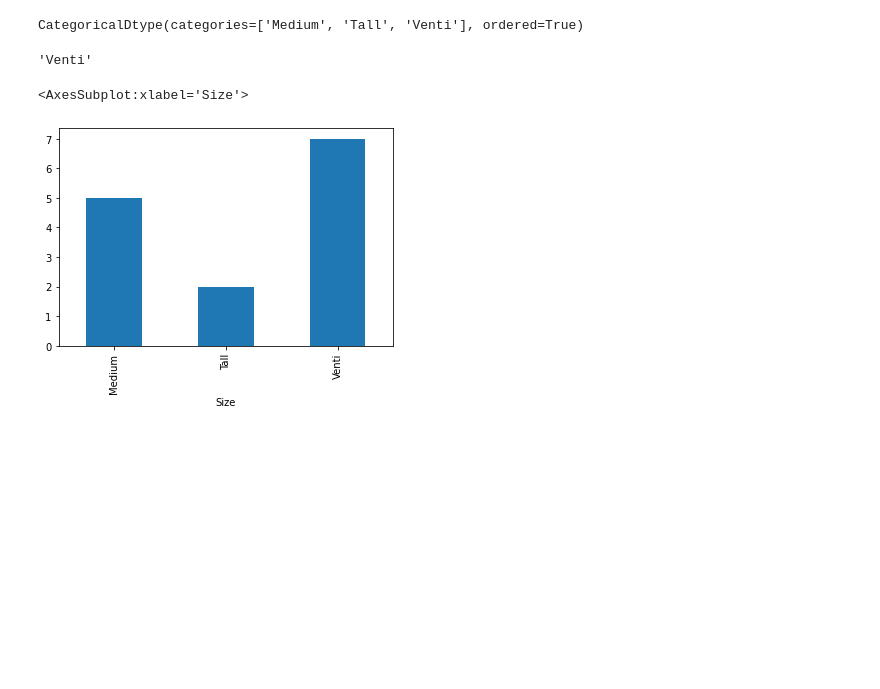
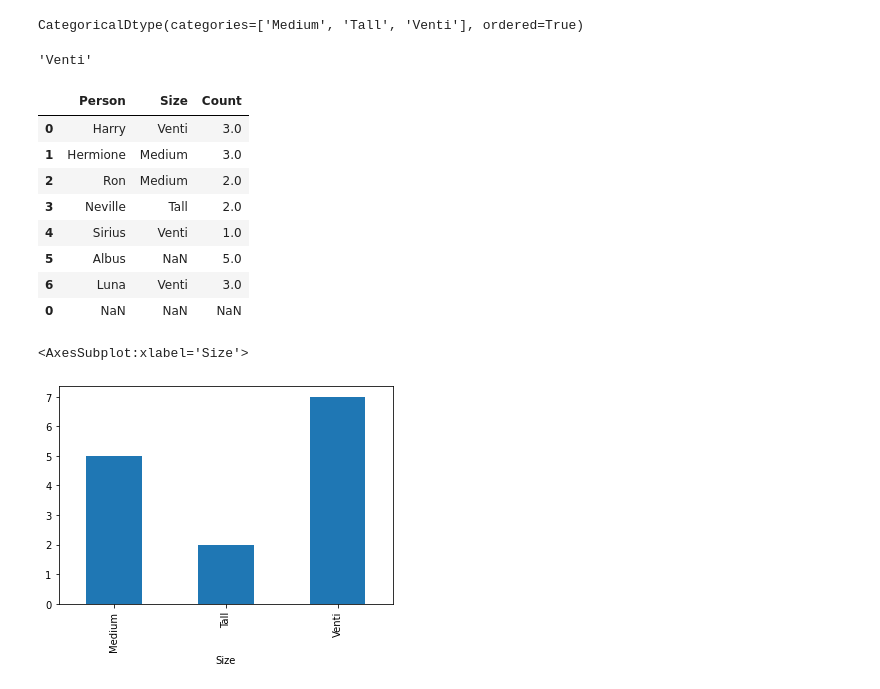
Before and after one commit to SophieShin/CLA3109_class, a Jupyter notebook: week7/practice#4.ipynb, the cells around one changed output. Cells and saved outputs as stored; diff of their text form; code cells hidden in the pictures; blank space fills up the shorter version.

```diff
--- a/week7/practice#4.ipynb
+++ b/week7/practice#4.ipynb
@@ -52,6 +70,18 @@ CategoricalDtype(categories=['Medium', 'Tall', 'Venti'], ordered=True)
 df.Size.max()
 # %% [output]
 'Venti'
+# %%
+df
+# %% [output]
+|  | Person | Size | Count |
+| 0 | Harry | Venti | 3.0 |
+| 1 | Hermione | Medium | 3.0 |
+| 2 | Ron | Medium | 2.0 |
+| 3 | Neville | Tall | 2.0 |
+| 4 | Sirius | Venti | 1.0 |
+| 5 | Albus | NaN | 5.0 |
+| 6 | Luna | Venti | 3.0 |
+| 0 | NaN | NaN | NaN |
 # %%
 df['Count'] = [3,3,2,2,1,5,3]
 df.groupby('Size')['Count'].sum().plot.bar()
```
Also changed, not shown: parts of 13 cells of this notebook.
